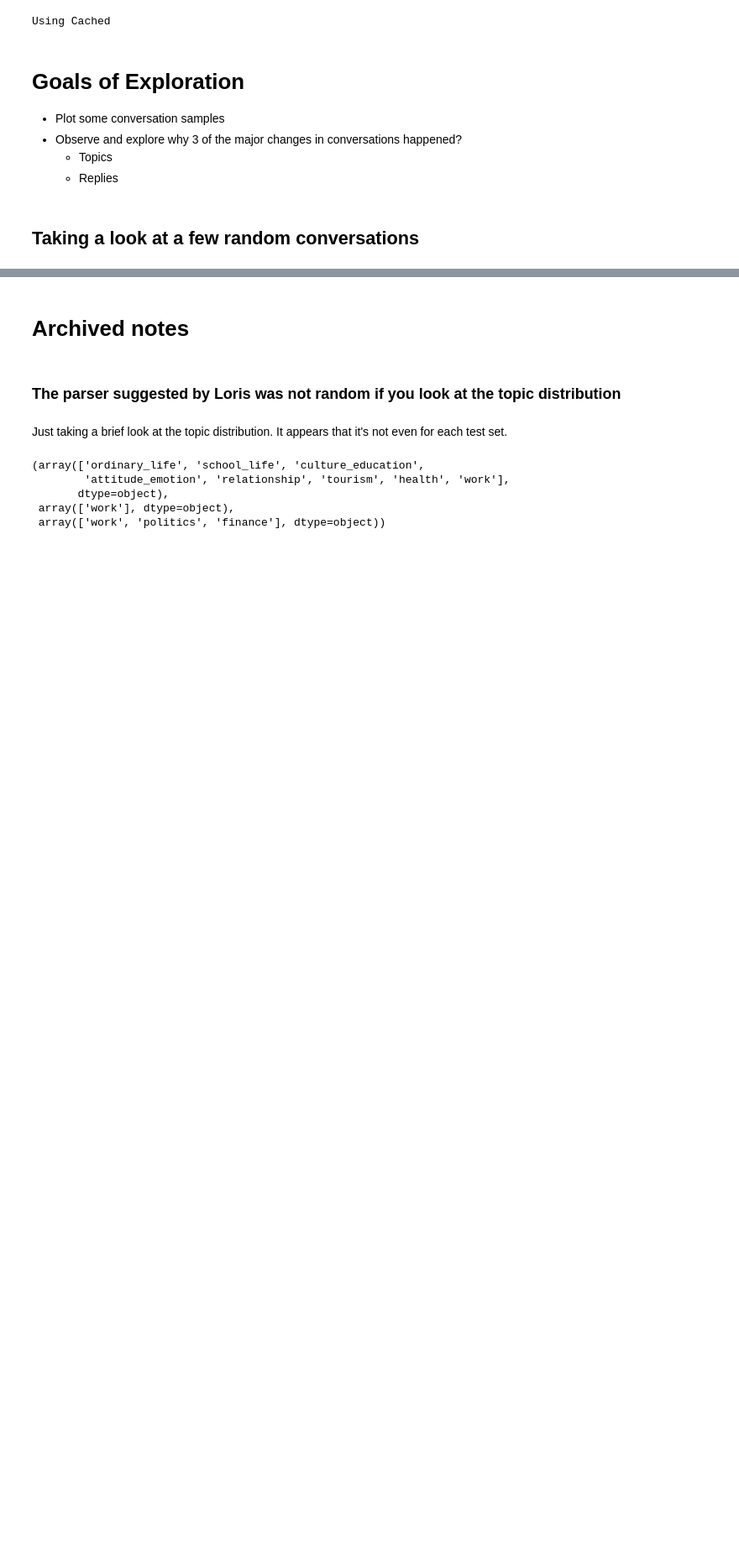
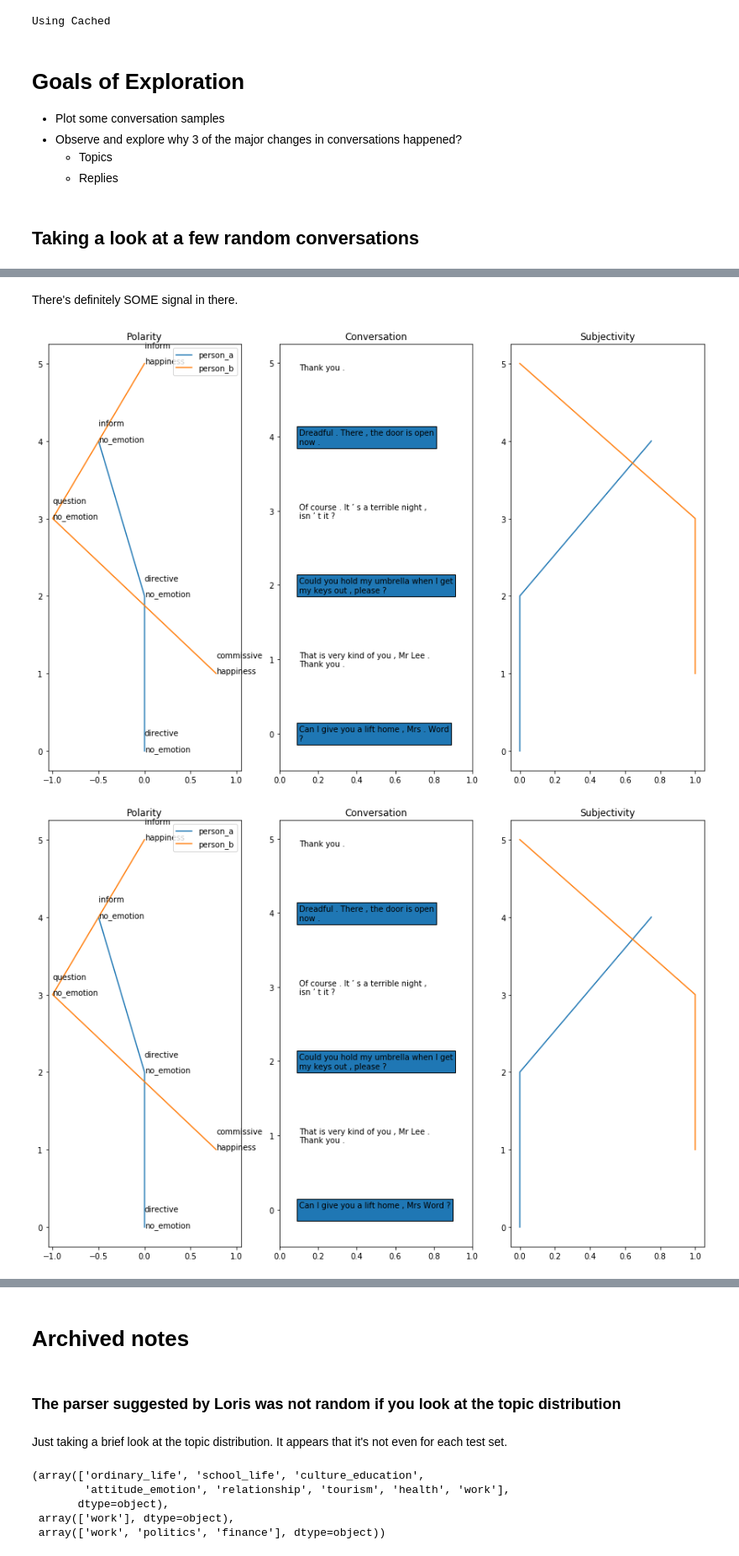
Before and after one commit to Ryanglambert/daily_dialogue, a Jupyter notebook: EDA.ipynb, the cells around one changed output, grey strips where cells are left out. Shown at 84% size. Saved outputs shown, nothing was run; the diff lists cells and outputs as text; code cells hidden in the pictures; blank space fills up the shorter version.

```diff
--- a/EDA.ipynb
+++ b/EDA.ipynb
@@ -76,0 +121,8 @@ train
+# %% [markdown]
+There's definitely SOME signal in there.
+# %%
+for loc in biggest_drawdown.index.get_level_values(0).unique()[:4]:
+    plot.plot_conv(biggest_drawdown.loc[loc])
+# %% [output]
+[figure, added]
+[figure, added]
```
Also changed, not shown: parts of 28 cells of this notebook.
